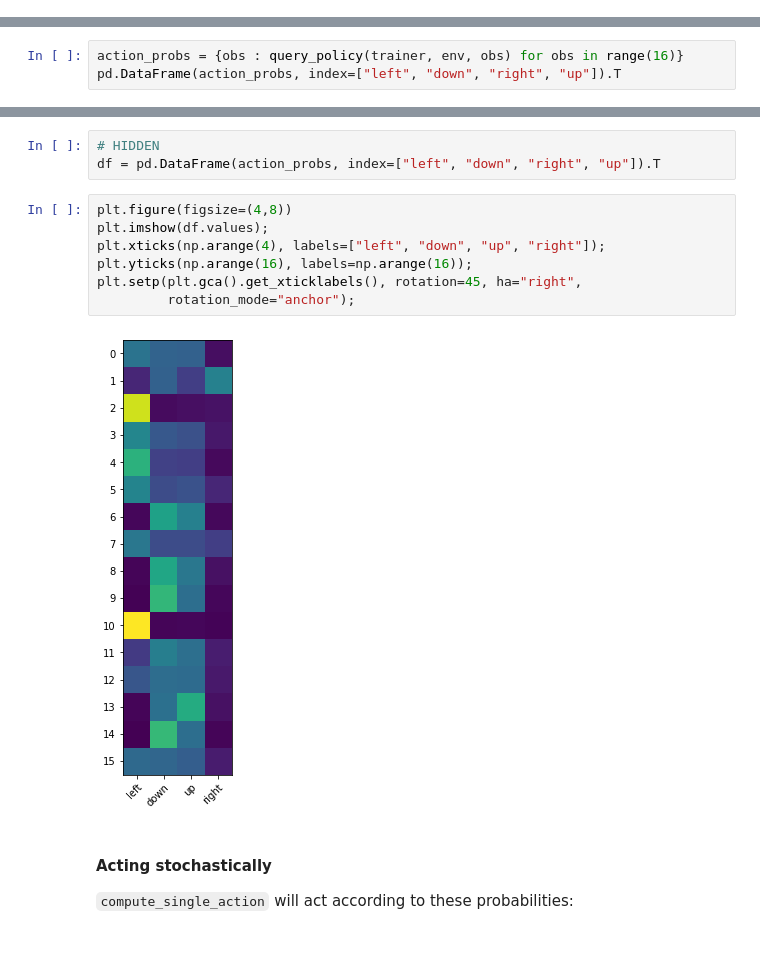
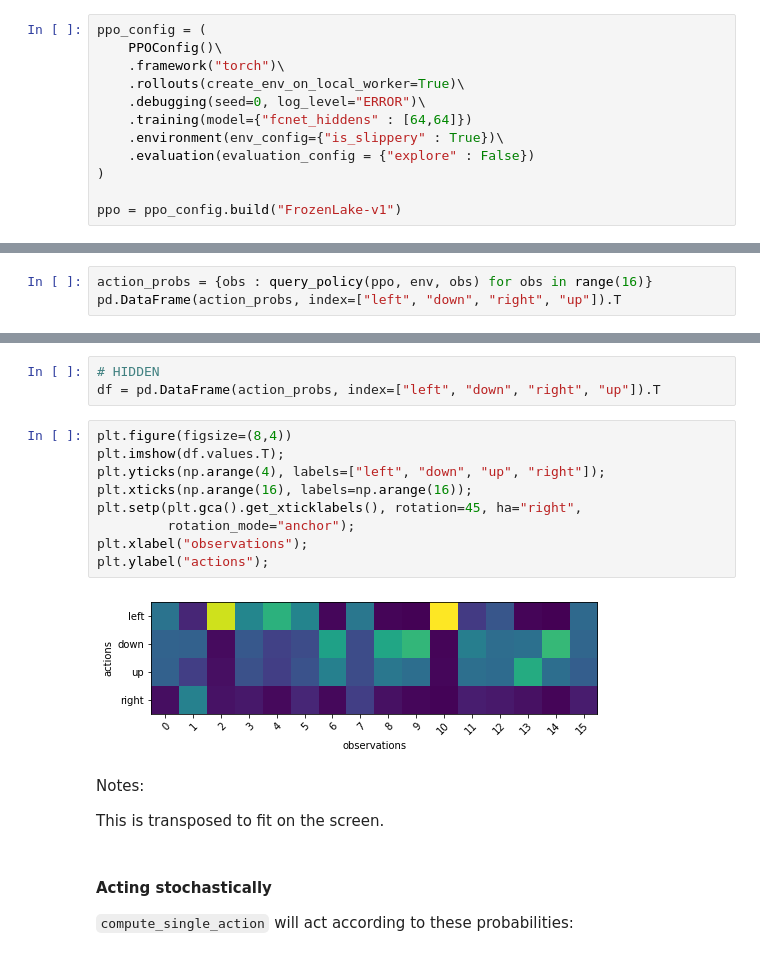
Before and after one commit to anyscale/rl-course, a Jupyter notebook: notebooks/02-rllib/02_02_rllib-continued.ipynb, the cells around one changed output, grey strips where cells are left out. Drawn from its saved outputs; the diff is of its cells as text.

```diff
--- a/notebooks/02-rllib/02_02_rllib-continued.ipynb
+++ b/notebooks/02-rllib/02_02_rllib-continued.ipynb
@@ -89,0 +167,12 @@ Let's restore a trainer:
+# %%
+ppo_config = (
+    PPOConfig()\
+    .framework("torch")\
+    .rollouts(create_env_on_local_worker=True)\
+    .debugging(seed=0, log_level="ERROR")\
+    .training(model={"fcnet_hiddens" : [64,64]})
+    .environment(env_config={"is_slippery" : True})\
+    .evaluation(evaluation_config = {"explore" : False})
+)
+
+ppo = ppo_config.build("FrozenLake-v1")
@@ -137,7 +237,7 @@ Let's view all the probabilities:
 # HIDDEN
 import pandas as pd
 # %%
-action_probs = {obs : query_policy(trainer, env, obs) for obs in range(16)}
+action_probs = {obs : query_policy(ppo, env, obs) for obs in range(16)}
 pd.DataFrame(action_probs, index=["left", "down", "right", "up"]).T
 # %% [output]
 |  | left | down | right | up |
@@ -165,14 +265,20 @@ We can also view this as an image:
 # HIDDEN
 df = pd.DataFrame(action_probs, index=["left", "down", "right", "up"]).T
 # %%
-plt.figure(figsize=(4,8))
-plt.imshow(df.values);
-plt.xticks(np.arange(4), labels=["left", "down", "up", "right"]);
-plt.yticks(np.arange(16), labels=np.arange(16));
+plt.figure(figsize=(8,4))
+plt.imshow(df.values.T);
+plt.yticks(np.arange(4), labels=["left", "down", "up", "right"]);
+plt.xticks(np.arange(16), labels=np.arange(16));
 plt.setp(plt.gca().get_xticklabels(), rotation=45, ha="right",
          rotation_mode="anchor");
+plt.xlabel("observations");
+plt.ylabel("actions");
 # %% [output]
-[figure, old version]
+[figure, new version]
+# %% [markdown]
+Notes:
+
+This is transposed to fit on the screen.
 # %% [markdown]
 #### Acting stochastically
 
```
Also changed, not shown: parts of 41 cells of this notebook, 7 other files.
